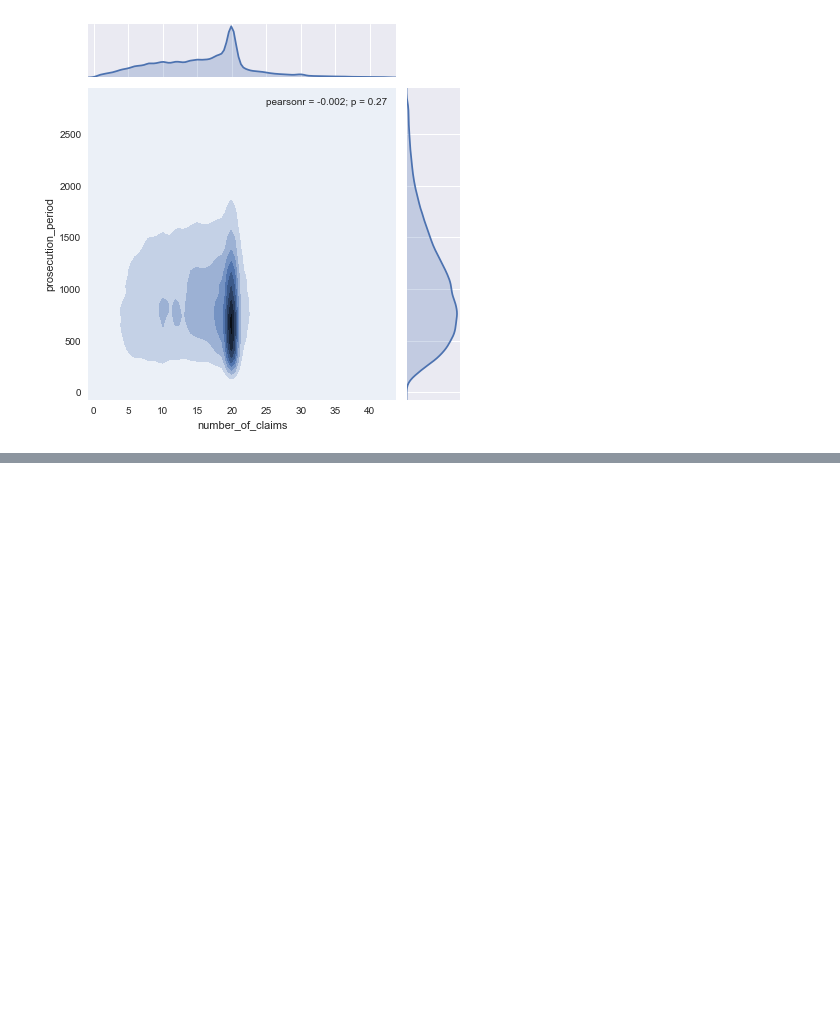
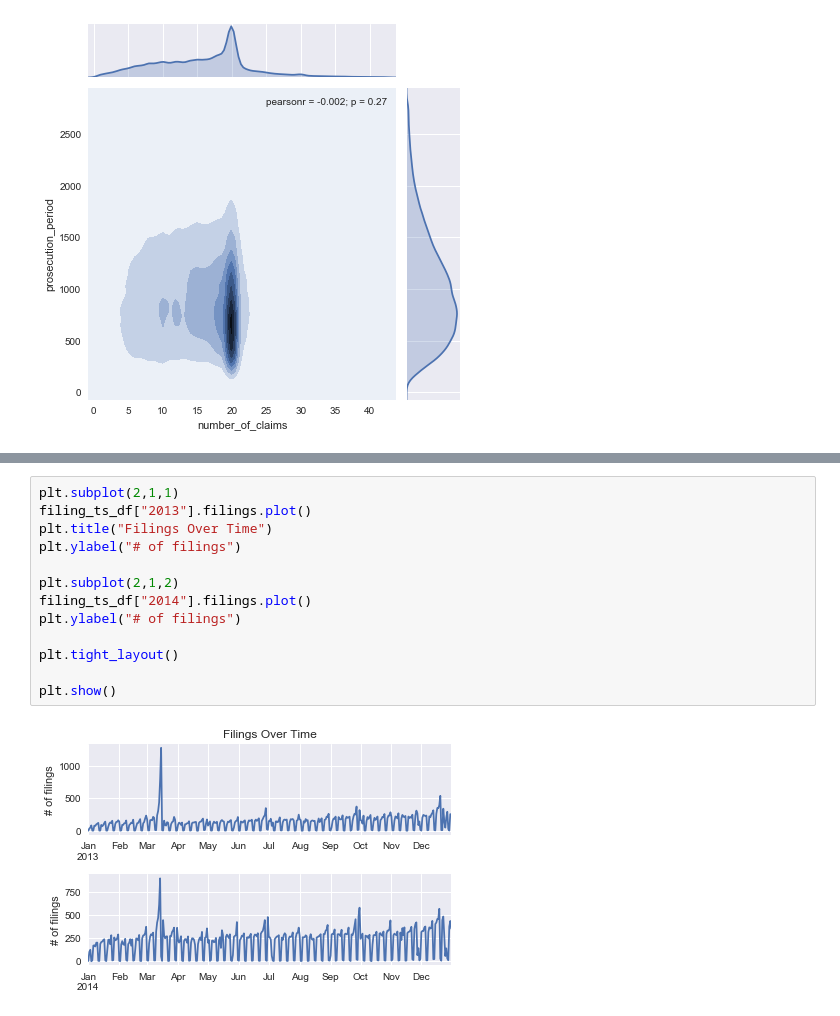
Before and after one commit to jayclare/2017_patent_grants_analytics, a Jupyter notebook: jupyter_notebooks/data_storytelling.ipynb, the cells around one changed output, grey strips where cells are left out. Saved outputs shown, nothing was run; the diff lists cells and outputs as text; blank space fills up the shorter version.

```diff
--- a/jupyter_notebooks/data_storytelling.ipynb
+++ b/jupyter_notebooks/data_storytelling.ipynb
@@ -211,0 +268,15 @@ plt.show()
+# %%
+plt.subplot(2,1,1)
+filing_ts_df["2013"].filings.plot()
+plt.title("Filings Over Time")
+plt.ylabel("# of filings")
+
+plt.subplot(2,1,2)
+filing_ts_df["2014"].filings.plot()
+plt.ylabel("# of filings")
+
+plt.tight_layout()
+
+plt.show()
+# %% [output]
+[figure, added]
```
Also changed, not shown: parts of 14 cells of this notebook.
